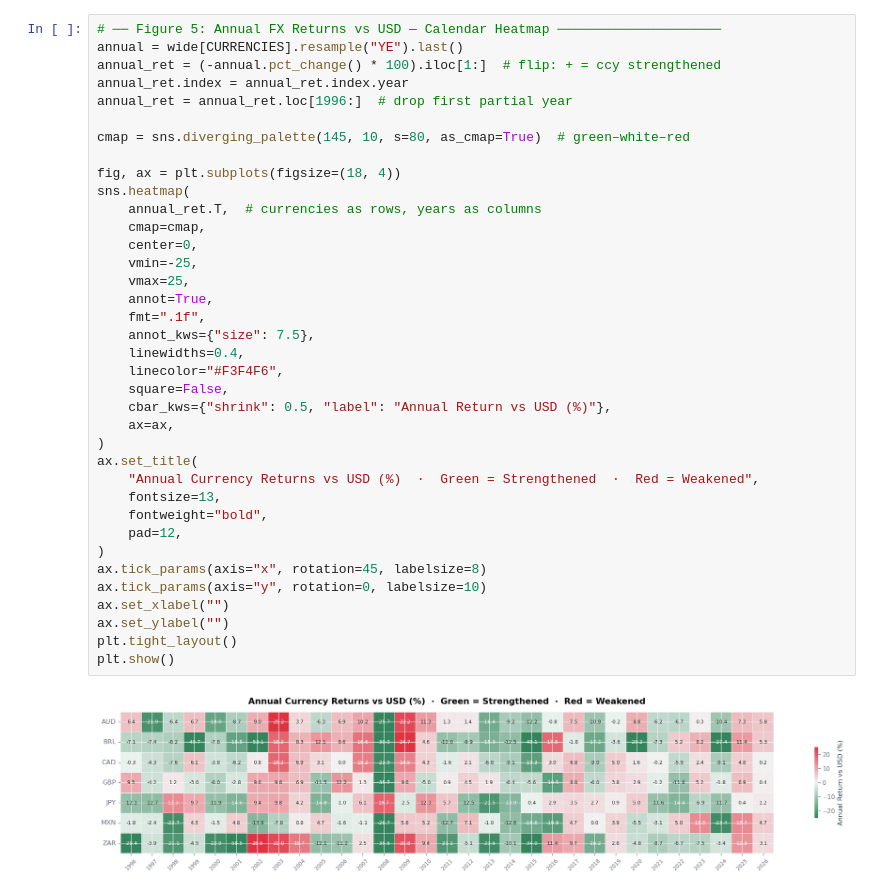
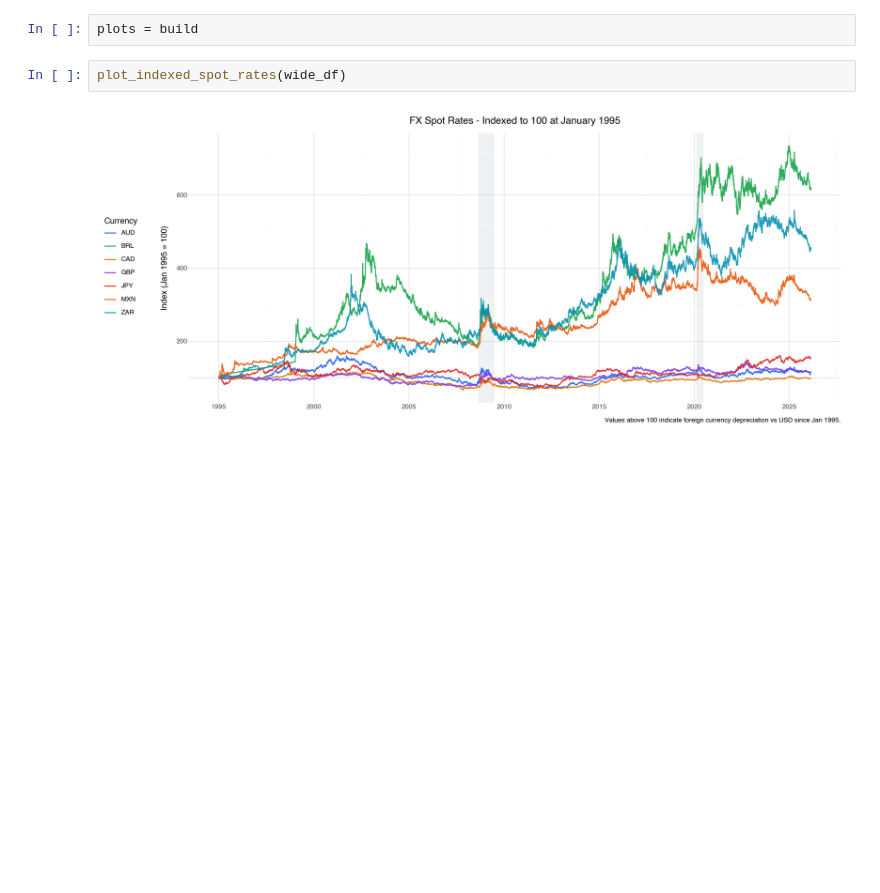
Before and after one commit to AdithSrinivasan/qts-cross-asset-fx, a Jupyter notebook: notebooks/fx_spot_data_exploration.ipynb, the cells around one changed output. Cells and saved outputs as stored; diff of their text form; blank space fills up the shorter version.

```diff
--- a/notebooks/fx_spot_data_exploration.ipynb
+++ b/notebooks/fx_spot_data_exploration.ipynb
@@ -290,39 +26,6 @@ plt.show()
-# %%
-# ── Figure 5: Annual FX Returns vs USD — Calendar Heatmap ─────────────────────
-annual = wide[CURRENCIES].resample("YE").last()
-annual_ret = (-annual.pct_change() * 100).iloc[1:]  # flip: + = ccy strengthened
-annual_ret.index = annual_ret.index.year
-annual_ret = annual_ret.loc[1996:]  # drop first partial year
-
-cmap = sns.diverging_palette(145, 10, s=80, as_cmap=True)  # green–white–red
-
-fig, ax = plt.subplots(figsize=(18, 4))
-sns.heatmap(
-    annual_ret.T,  # currencies as rows, years as columns
-    cmap=cmap,
-    center=0,
-    vmin=-25,
-    vmax=25,
-    annot=True,
-    fmt=".1f",
-    annot_kws={"size": 7.5},
-    linewidths=0.4,
-    linecolor="#F3F4F6",
-    square=False,
-    cbar_kws={"shrink": 0.5, "label": "Annual Return vs USD (%)"},
-    ax=ax,
-)
-ax.set_title(
-    "Annual Currency Returns vs USD (%)  ·  Green = Strengthened  ·  Red = Weakened",
-    fontsize=13,
-    fontweight="bold",
-    pad=12,
-)
-ax.tick_params(axis="x", rotation=45, labelsize=8)
-ax.tick_params(axis="y", rotation=0, labelsize=10)
-ax.set_xlabel("")
-ax.set_ylabel("")
-plt.tight_layout()
-plt.show()
-# %% [output]
-[figure, removed]
+# %%
+plots = build
+# %%
+plot_indexed_spot_rates(wide_df)
+# %% [output]
+[figure, added]
```
Also changed, not shown: parts of 8 cells of this notebook, 2 other files.
